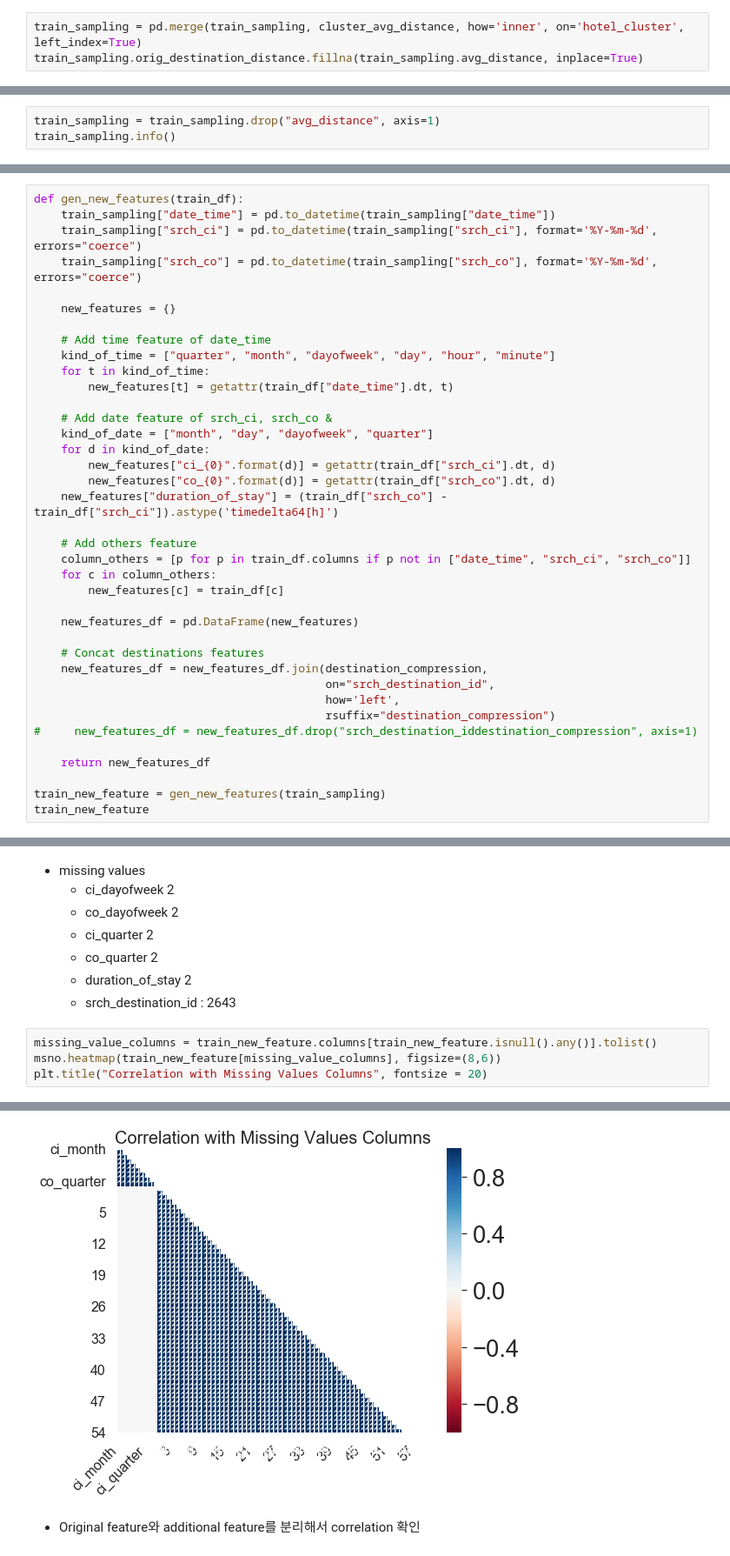
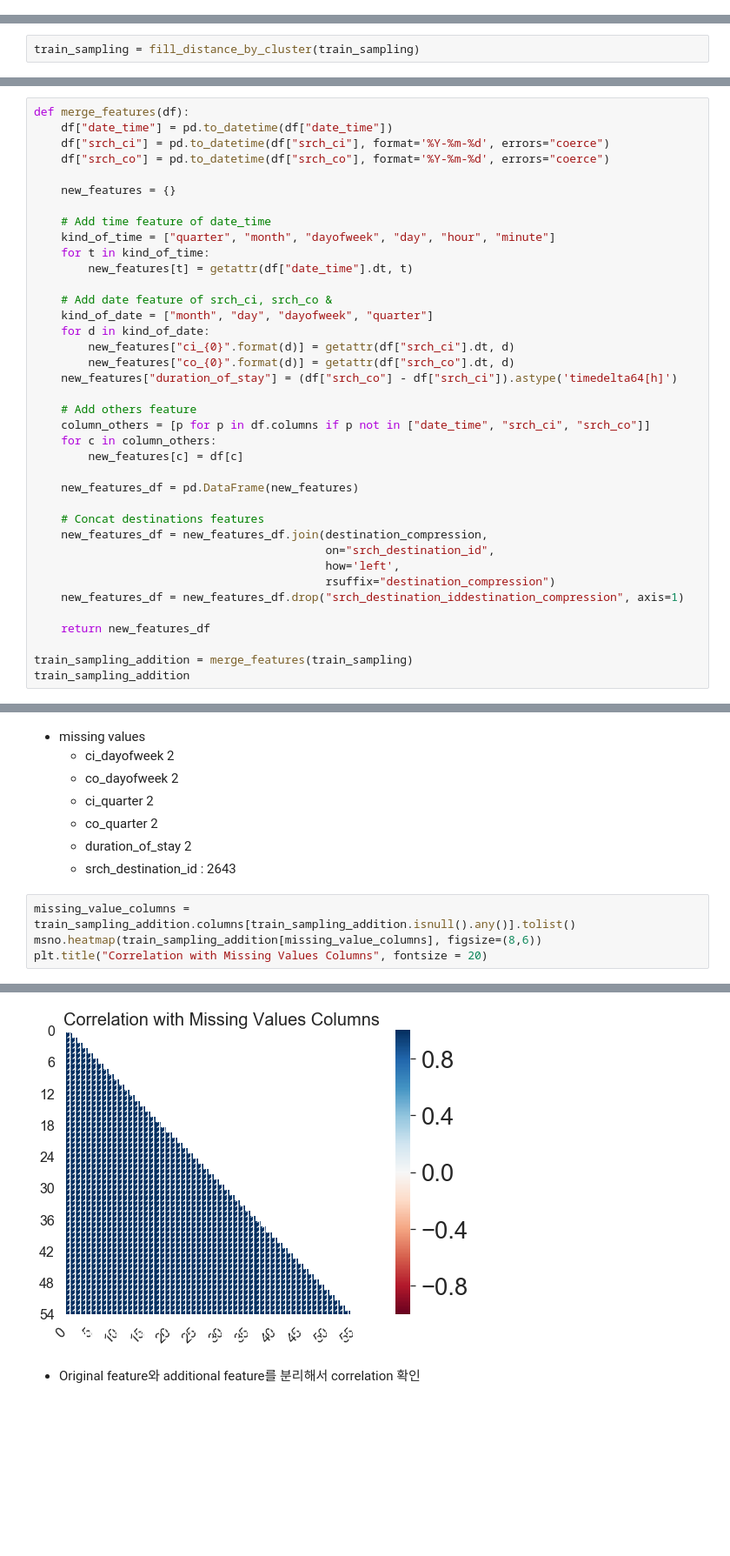
Before and after one commit to znulll/ROWILT, a Jupyter notebook: Kaggle/expedia-hotel-recommendations/expedia_hotel_recommendations.ipynb, the cells around one changed output, grey strips where cells are left out. Shown at 87% size. Saved outputs shown, nothing was run; the diff lists cells and outputs as text; blank space fills up the shorter version.

Commit message:
2021-06-04 kaggle expedia-hotel-recommendation Random forest classifier update

```diff
--- a/Kaggle/expedia-hotel-recommendations/expedia_hotel_recommendations.ipynb
+++ b/Kaggle/expedia-hotel-recommendations/expedia_hotel_recommendations.ipynb
@@ -430,3 +329,0 @@ print(cluster_avg_distance)
-# %%
-train_sampling = pd.merge(train_sampling, cluster_avg_distance, how='inner', on='hotel_cluster', left_index=True)
-train_sampling.orig_destination_distance.fillna(train_sampling.avg_distance, inplace=True)
@@ -432,0 +341,2 @@ train_sampling.orig_destination_distance.fillna(train_sampling.avg_distance, inp
+# %%
+train_sampling = fill_distance_by_cluster(train_sampling)
@@ -453,3 +380,0 @@ memory usage: 275.9+ MB
-# %%
-train_sampling = train_sampling.drop("avg_distance", axis=1)
-train_sampling.info()
@@ -734,29 +582,29 @@ dtype: int64
 - train_sampling feature와 destinations pca 결과 feature를 concat
 - train_sampling data set으로 학습
 # %%
-def gen_new_features(train_df):
-    train_sampling["date_time"] = pd.to_datetime(train_sampling["date_time"])
-    train_sampling["srch_ci"] = pd.to_datetime(train_sampling["srch_ci"], format='%Y-%m-%d', errors="coerce")
-    train_sampling["srch_co"] = pd.to_datetime(train_sampling["srch_co"], format='%Y-%m-%d', errors="coerce")
+def merge_features(df):
+    df["date_time"] = pd.to_datetime(df["date_time"])
+    df["srch_ci"] = pd.to_datetime(df["srch_ci"], format='%Y-%m-%d', errors="coerce")
+    df["srch_co"] = pd.to_datetime(df["srch_co"], format='%Y-%m-%d', errors="coerce")
 
     new_features = {}
 
     # Add time feature of date_time
     kind_of_time = ["quarter", "month", "dayofweek", "day", "hour", "minute"]
     for t in kind_of_time:
-        new_features[t] = getattr(train_df["date_time"].dt, t)
+        new_features[t] = getattr(df["date_time"].dt, t)
 
     # Add date feature of srch_ci, srch_co &
     kind_of_date = ["month", "day", "dayofweek", "quarter"]
     for d in kind_of_date:
-        new_features["ci_{0}".format(d)] = getattr(train_df["srch_ci"].dt, d)
-        new_features["co_{0}".format(d)] = getattr(train_df["srch_co"].dt, d)
-    new_features["duration_of_stay"] = (train_df["srch_co"] - train_df["srch_ci"]).astype('timedelta64[h]')
+        new_features["ci_{0}".format(d)] = getattr(df["srch_ci"].dt, d)
+        new_features["co_{0}".format(d)] = getattr(df["srch_co"].dt, d)
+    new_features["duration_of_stay"] = (df["srch_co"] - df["srch_ci"]).astype('timedelta64[h]')
 
     # Add others feature
-    column_others = [p for p in train_df.columns if p not in ["date_time", "srch_ci", "srch_co"]]
+    column_others = [p for p in df.columns if p not in ["date_time", "srch_ci", "srch_co"]]
     for c in column_others:
-        new_features[c] = train_df[c]
+        new_features[c] = df[c]
 
     new_features_df = pd.DataFrame(new_features)
 
@@ -765,11 +613,11 @@ def gen_new_features(train_df):
                                            on="srch_destination_id",
                                            how='left',
                                            rsuffix="destination_compression")
-#     new_features_df = new_features_df.drop("srch_destination_iddestination_compression", axis=1)
+    new_features_df = new_features_df.drop("srch_destination_iddestination_compression", axis=1)
 
     return new_features_df
 
-train_new_feature = gen_new_features(train_sampling)
-train_new_feature
+train_sampling_addition = merge_features(train_sampling)
+train_sampling_addition
 # %% [output]
 |  | quarter | month | dayofweek | day | hour | minute | ci_month | co_month | ci_day | co_day | ... | ... |
@@ -838,11 +685,11 @@ srch_destination_iddestination_compression 2643
     - duration_of_stay 2
     - srch_destination_id : 2643
 # %%
-missing_value_columns = train_new_feature.columns[train_new_feature.isnull().any()].tolist()
-msno.heatmap(train_new_feature[missing_value_columns], figsize=(8,6))
+missing_value_columns = train_sampling_addition.columns[train_sampling_addition.isnull().any()].tolist()
+msno.heatmap(train_sampling_addition[missing_value_columns], figsize=(8,6))
 plt.title("Correlation with Missing Values Columns", fontsize = 20)
 # %% [output]
 Text(0.5, 1, 'Correlation with Missing Values Columns')
-[figure, old version]
+[figure, new version]
 # %% [markdown]
 - Original feature와 additional feature를 분리해서 correlation 확인
```
Also changed, not shown: parts of 68 cells of this notebook.
